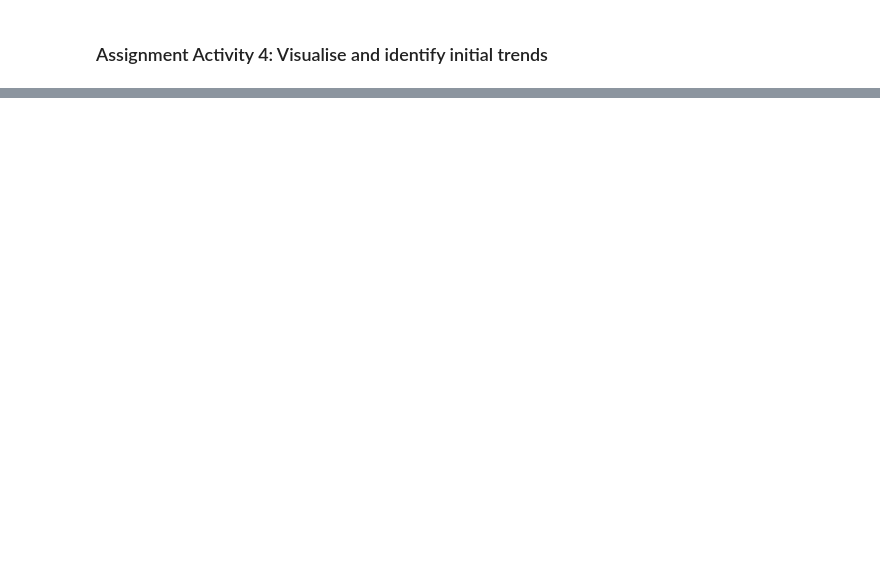
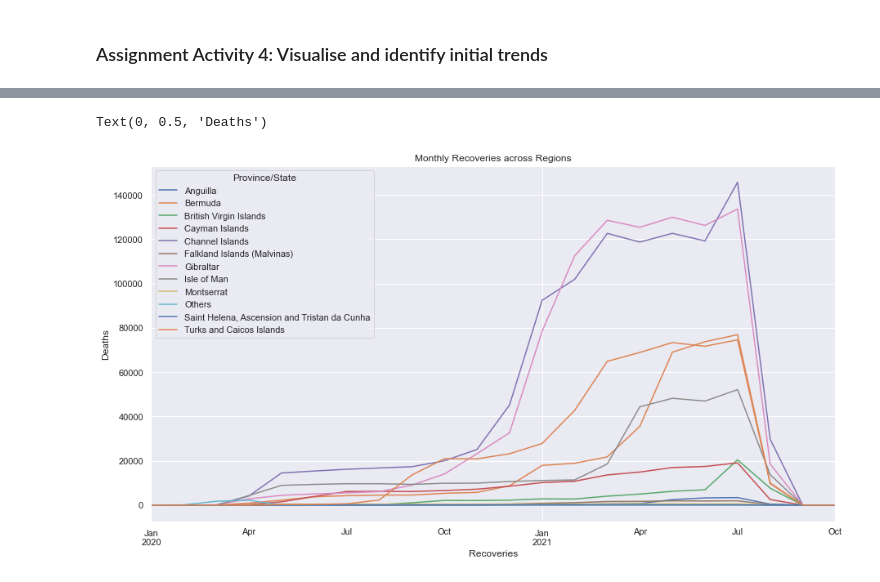
Before and after one commit to shaunanilson/Covid19_Analysis_LSE, a Jupyter notebook: Final Assignment - Uk Covid Cases.ipynb, the cells around one changed output, grey strips where cells are left out. Drawn from its saved outputs; the diff is of its cells as text; code cells hidden in the pictures; blank space fills up the shorter version.

```diff
--- a/Final Assignment - Uk Covid Cases.ipynb
+++ b/Final Assignment - Uk Covid Cases.ipynb
@@ -319,0 +432,6 @@ ukvac
+# %%
+#4.c Objective:Create a visualisation that communicates which region has the greatest number of recoveries.
+#Group by Date and Province/State
+rec_a=ukvac[['Province/State','Recovered','month_year']]
+rec_b=rec_a.groupby(['month_year','Province/State']).sum().reset_index()
+rec_b
@@ -319,0 +452,4 @@ ukvac
+# %%
+#Pivot the table to create a more readable format of the deaths across all regions
+lineplot_b=rec_b.pivot_table(index='month_year', columns='Province/State', values='Recovered').reset_index()
+lineplot_b
@@ -319,0 +474,18 @@ ukvac
+# %%
+#Unlike before, the value of 'Others' region is included as the number is within an acceptable range
+#Setting the size of the lineplot
+sns.set(rc={'figure.figsize':(15, 8)})
+
+# 4.c: Creation of lineplot displaying the monthly recoveries in across all regions except others
+line2=lineplot_b.plot(x='month_year',y=['Anguilla','Bermuda','British Virgin Islands', 'Cayman Islands',
+                                     'Channel Islands','Falkland Islands (Malvinas)','Gibraltar',\
+                                     'Isle of Man','Montserrat','Others',\
+                                  'Saint Helena, Ascension and Tristan da Cunha','Turks and Caicos Islands'])
+
+#Assigning title and labels to the barplot
+line2.set_title("Monthly Recoveries across Regions")
+line2.set_xlabel("Recoveries")
+line2.set_ylabel("Deaths")
+# %% [output]
+Text(0, 0.5, 'Deaths')
+[figure, added]
```
Also changed, not shown: parts of 17 cells of this notebook, 3 other files.
